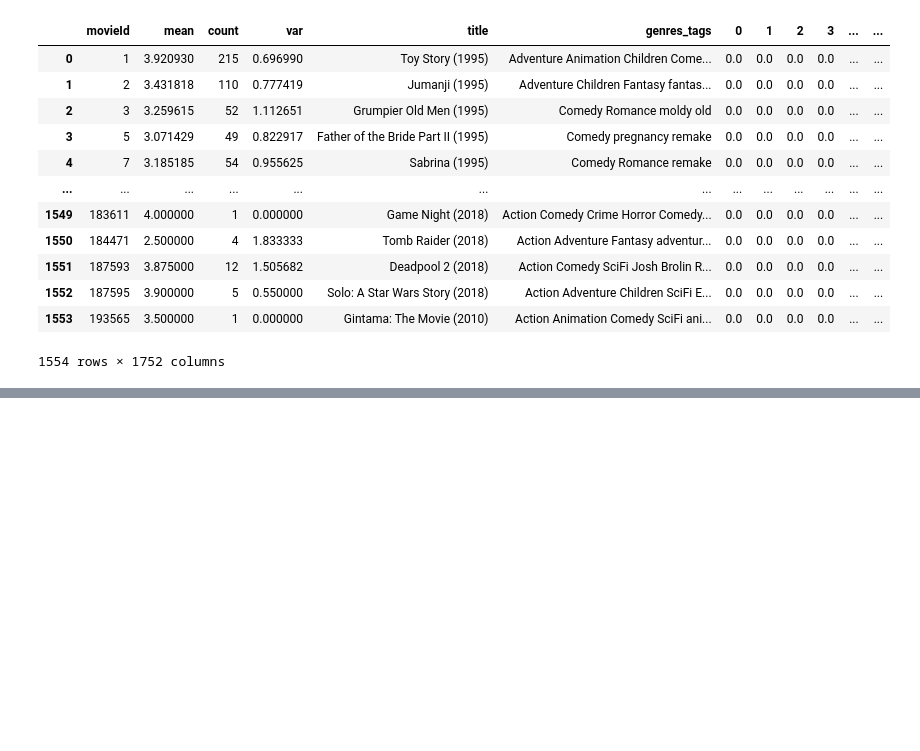
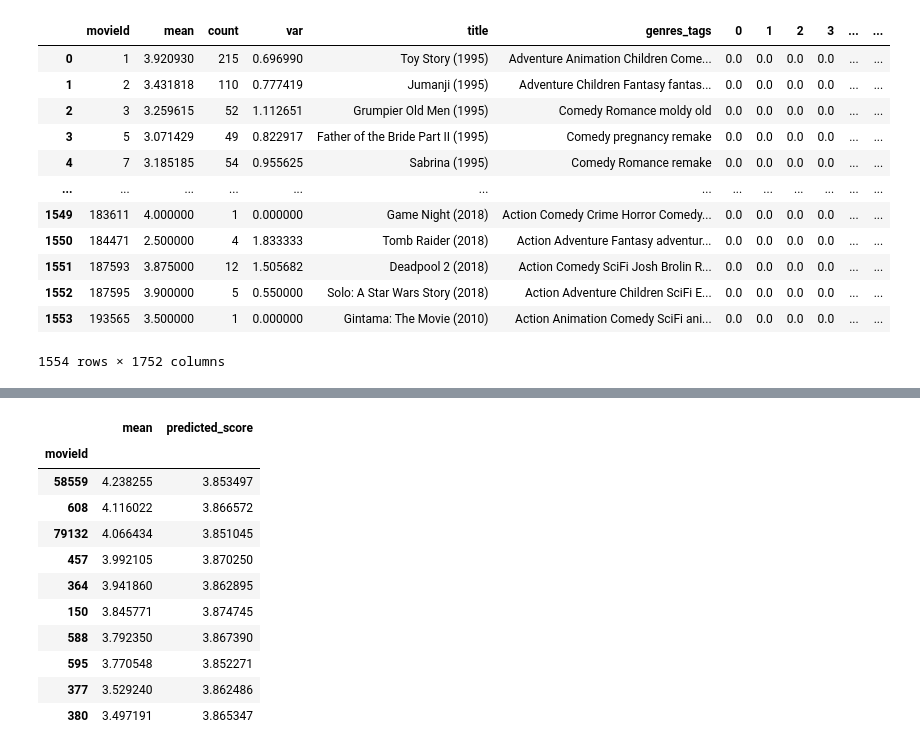
Before and after one commit to sofa999999/Math, a Jupyter notebook: ML/ml7.ipynb, the cells around one changed output, grey strips where cells are left out. Drawn from its saved outputs; the diff is of its cells as text; code cells hidden in the pictures; blank space fills up the shorter version.

```diff
--- a/ML/ml7.ipynb
+++ b/ML/ml7.ipynb
@@ -140,0 +213,16 @@ df
+# %%
+# предсказанные оценки оказались очень близки к друг другу, для финальной сортировки будем использовать среднюю оценку фильма
+reco_TOP10_for_user.sort_values('mean',ascending = False)
+# %% [output]
+|  | mean | predicted_score |
+| movieId |  |  |
+| 58559 | 4.238255 | 3.853497 |
+| 608 | 4.116022 | 3.866572 |
+| 79132 | 4.066434 | 3.851045 |
+| 457 | 3.992105 | 3.870250 |
+| 364 | 3.941860 | 3.862895 |
+| 150 | 3.845771 | 3.874745 |
+| 588 | 3.792350 | 3.867390 |
+| 595 | 3.770548 | 3.852271 |
+| 377 | 3.529240 | 3.862486 |
+| 380 | 3.497191 | 3.865347 |
```
Also changed, not shown: parts of 15 cells of this notebook.
